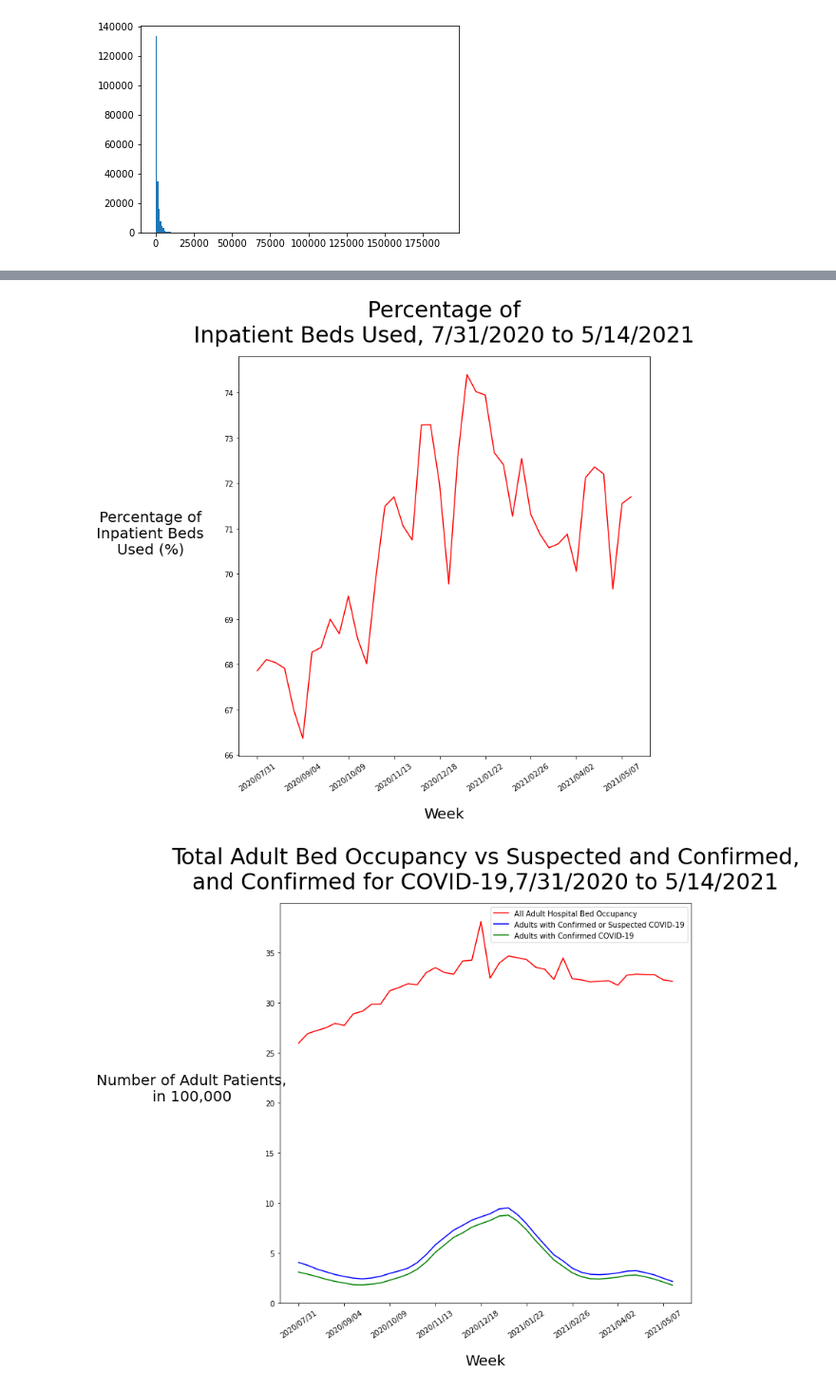
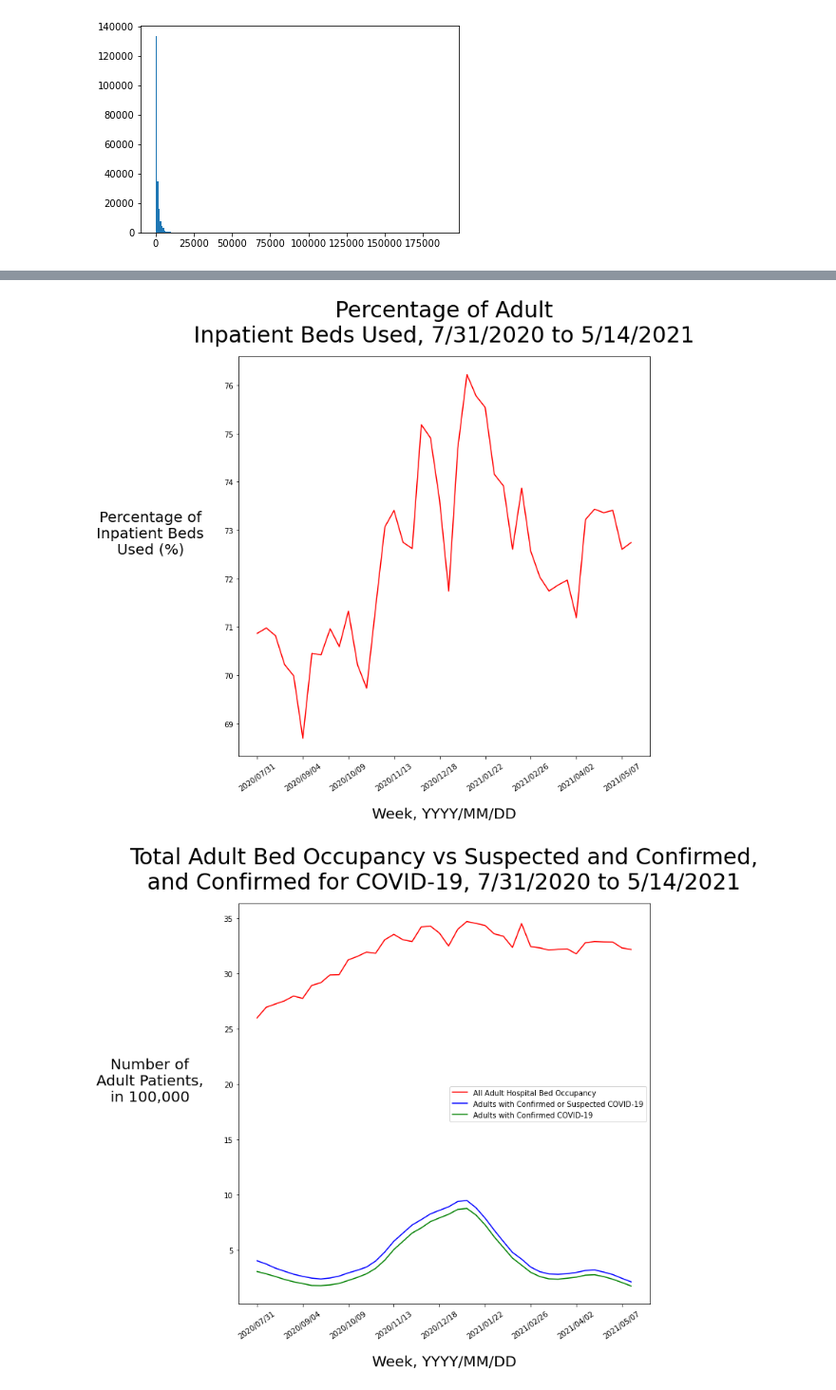
Before and after one commit to WhyVee/covid_in_the_community, a Jupyter notebook: src/graphing_nb.ipynb, the cells around one changed output, grey strips where cells are left out. Shown: that part at 95% size. Cells and saved outputs as stored; diff of their text form; code cells hidden in the pictures.

Commit message:
progress on plotting

```diff
--- a/src/graphing_nb.ipynb
+++ b/src/graphing_nb.ipynb
@@ -14,7 +14,9 @@ import matplotlib.pyplot as plt
 # m = gmaps.Map()
 # m.add_layer(gmaps.Heatmap(data=data))
 # %%
+drop_row_idx = [272, 102591]
+
 hospital_chosen_zip = pd.read_csv('../data/hospital_chosen_zip.csv', sep='|')
-hospital_no_nan = hospital_chosen_zip.dropna()
+hospital_chosen_zip.drop(drop_row_idx, inplace=True)
 grouped_hospital = hospital_chosen_zip.groupby('zip')
 group_names = grouped_hospital.groups.keys()
@@ -61,33 +53,34 @@ hospital_gb_sum
 42 rows × 22 columns
 # %%
 x = np.array(hospital_gb_sum.index)
-y = (hospital_gb_sum['inpatient_beds_used_7_day_sum'] / hospital_gb_sum['inpatient_beds_7_day_sum']) * 100
+y = (hospital_gb_sum['all_adult_hospital_inpatient_bed_occupied_7_day_sum']
+     / hospital_gb_sum['all_adult_hospital_inpatient_beds_7_day_sum']) * 100
 figure_size = (10,10)
 
 fig, ax = plt.subplots(figsize=figure_size)
 ax.plot(x, y, color='red')
-ax.set_title('Percentage of\nInpatient Beds Used, 7/31/2020 to 5/14/2021', size=30, pad=20)
-ax.set_xlabel('Week', size=20, labelpad=20)
+ax.set_title('Percentage of Adult\nInpatient Beds Used, 7/31/2020 to 5/14/2021', size=30, pad=20)
+ax.set_xlabel('Week, YYYY/MM/DD', size=20, labelpad=20)
 ax.set_ylabel('Percentage of\nInpatient Beds\nUsed (%)', rotation=0, size=20, labelpad=100)
 ax.set_xticks(x[::5])
 plt.xticks(rotation='35');
 # %% [output]
-[figure, old version]
+[figure, new version]
 # %%
 x = np.array(hospital_gb_sum.index)
 y = hospital_gb_sum['all_adult_hospital_inpatient_bed_occupied_7_day_sum'] / 100000
 y_2 = hospital_gb_sum['total_adult_patients_hospitalized_confirmed_and_suspected_covid_7_day_sum'] / 100000
 y_3 = hospital_gb_sum['total_adult_patients_hospitalized_confirmed_covid_7_day_sum'] / 100000
 
 fig, ax = plt.subplots(figsize=figure_size)
 ax.plot(x, y, color='red', label='All Adult Hospital Bed Occupancy')
 ax.plot(x, y_2, color='blue', label='Adults with Confirmed or Suspected COVID-19')
 ax.plot(x, y_3, color='green', label='Adults with Confirmed COVID-19')
-ax.set_title('Total Adult Bed Occupancy vs Suspected and Confirmed,\nand Confirmed for COVID-19,7/31/2020 to 5/14/2021', size=30, pad=20)
-ax.set_xlabel('Week', size=20, labelpad=20)
-ax.set_ylabel('Number of Adult Patients,\nin 100,000', rotation=0, size=20, labelpad=100)
+ax.set_title('Total Adult Bed Occupancy vs Suspected and Confirmed,\nand Confirmed for COVID-19, 7/31/2020 to 5/14/2021', size=30, pad=20)
+ax.set_xlabel('Week, YYYY/MM/DD', size=20, labelpad=20)
+ax.set_ylabel('Number of\nAdult Patients,\nin 100,000', rotation=0, size=20, labelpad=100)
 ax.set_xticks(x[::5])
 ax.legend()
 plt.xticks(rotation='35');
 # %% [output]
-[figure, old version]
+[figure, new version]
```
Also changed, not shown: parts of 6 cells of this notebook.
